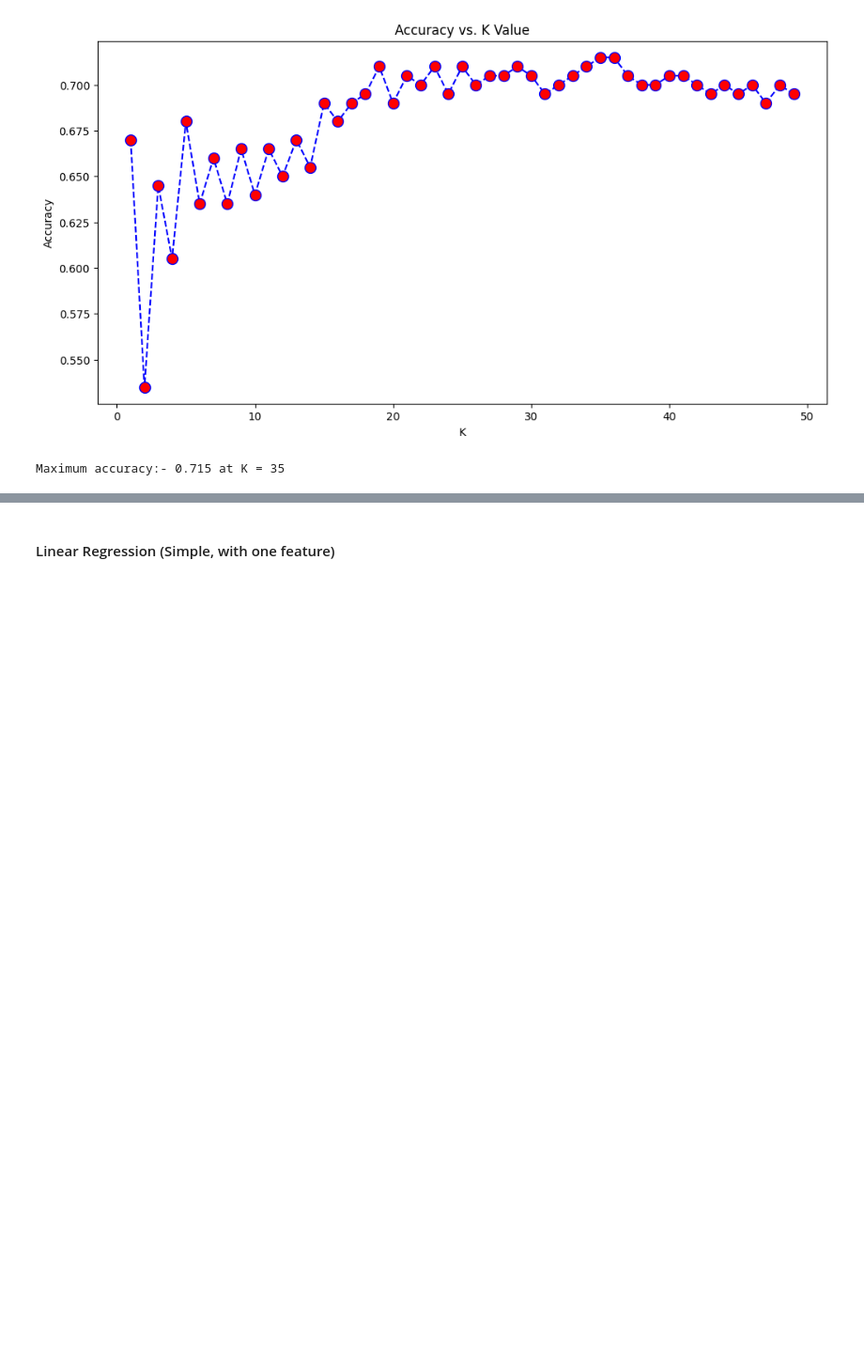
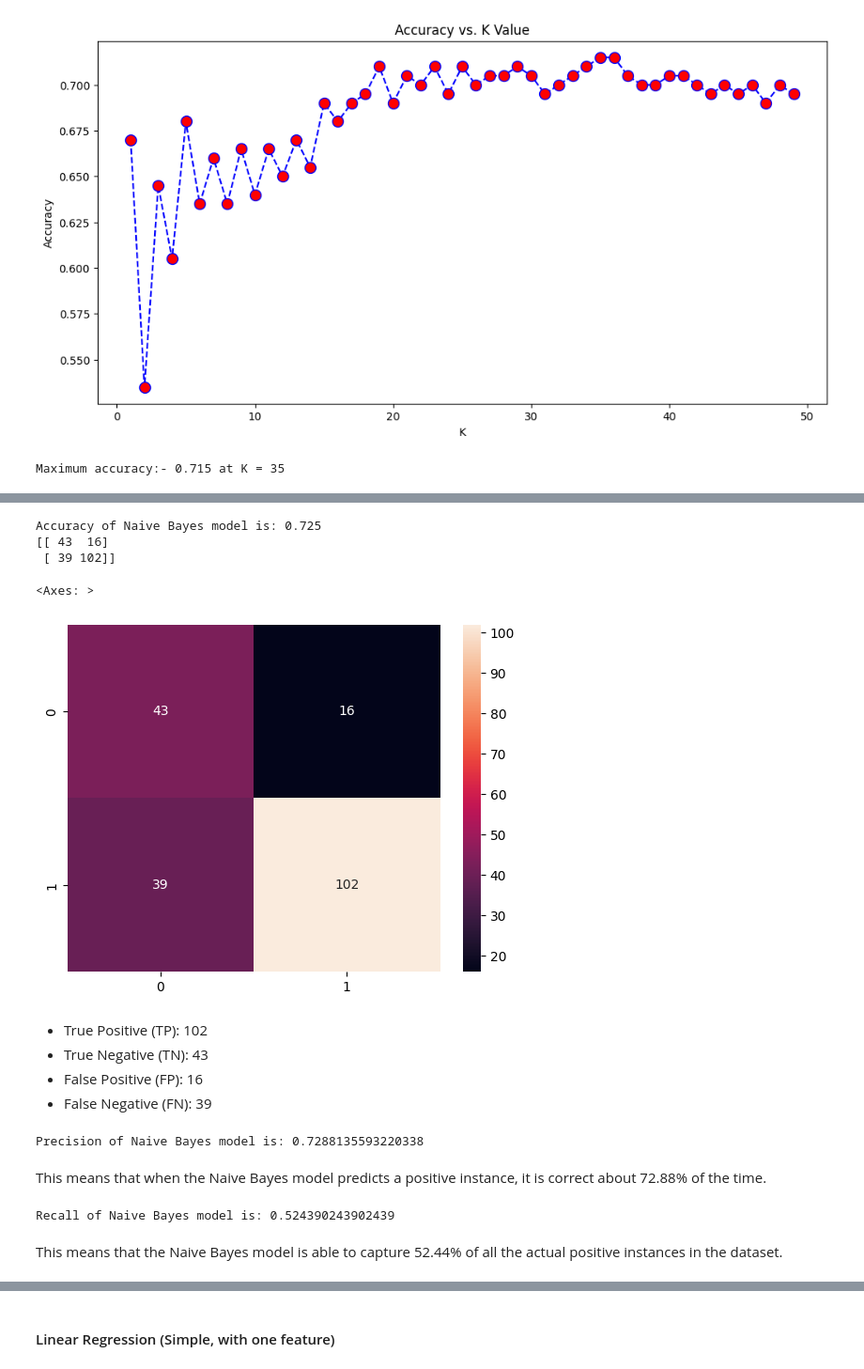
Before and after one commit to ShwetaBarge/MIS545, a Jupyter notebook: main.ipynb, the cells around one changed output, grey strips where cells are left out. Shown at 94% size. Drawn from its saved outputs; the diff is of its cells as text; code cells hidden in the pictures; blank space fills up the shorter version.

```diff
--- a/main.ipynb
+++ b/main.ipynb
@@ -281,0 +410,42 @@ Accuracy of Decision Tree model is: 0.695
+# %%
+nb = GaussianNB()
+nb.fit(X_train, y_train)
+nb_pred = nb.predict(X_test)
+nb_accuracy = accuracy_score(y_test, nb_pred)
+
+# print accuracy
+print("Accuracy of Naive Bayes model is:", nb_accuracy)
+
+# calculate confusion matrix
+nb_cm = confusion_matrix(y_test, nb_pred)
+print(nb_cm)
+
+# visualize confusion matrix
+sns.heatmap(nb_cm, annot=True, fmt='d')
+# %% [output]
+Accuracy of Naive Bayes model is: 0.725
+[[ 43  16]
+ [ 39 102]]
+<Axes: >
+[figure, added]
+# %% [markdown]
+- True Positive (TP): 102
+- True Negative (TN): 43
+- False Positive (FP): 16
+- False Negative (FN): 39
+# %%
+# calculate precision
+nb_precision = nb_cm[0][0] / (nb_cm[0][0] + nb_cm[0][1])
+print("Precision of Naive Bayes model is:", nb_precision)
+# %% [output]
+Precision of Naive Bayes model is: 0.7288135593220338
+# %% [markdown]
+This means that when the Naive Bayes model predicts a positive instance, it is correct about 72.88% of the time.
+# %%
+# calculate recall
+nb_recall = nb_cm[0][0] / (nb_cm[0][0] + nb_cm[1][0])
+print("Recall of Naive Bayes model is:", nb_recall)
+# %% [output]
+Recall of Naive Bayes model is: 0.524390243902439
+# %% [markdown]
+This means that the Naive Bayes model is able to capture 52.44% of all the actual positive instances in the dataset.
```
Also changed, not shown: parts of 42 cells of this notebook, 5 other files.
